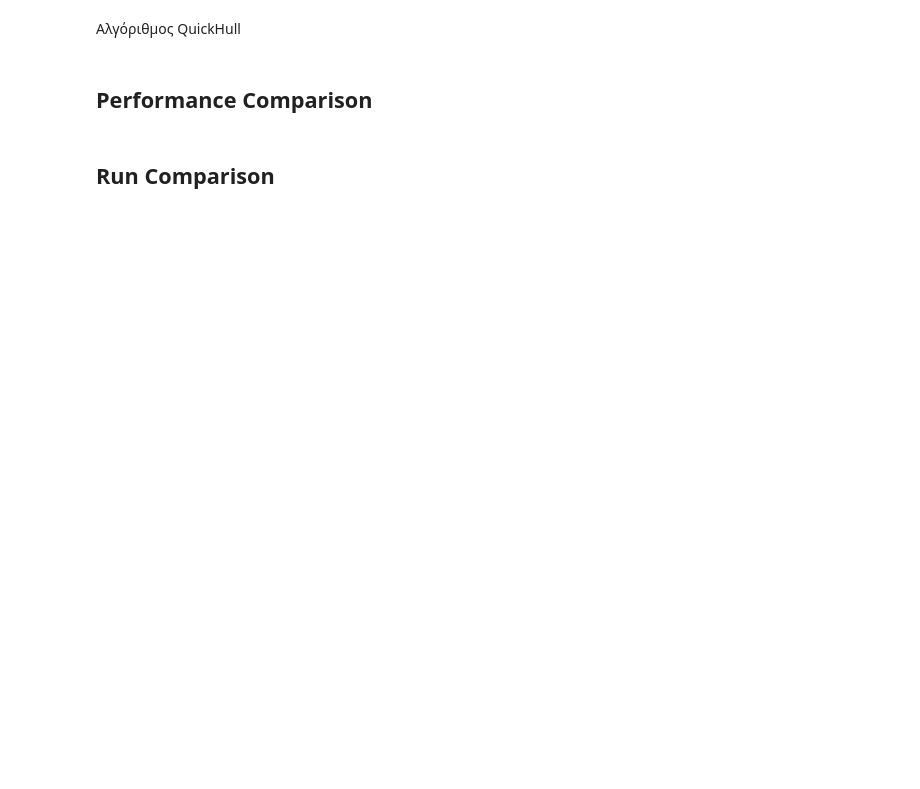
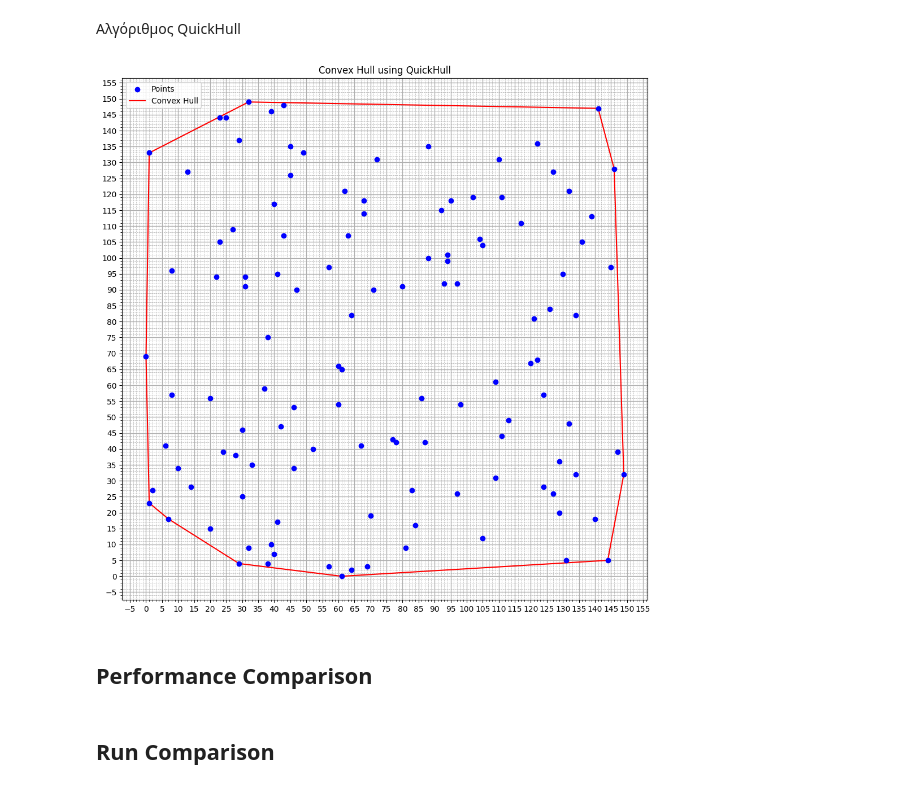
Before and after one commit to vicroshi/comp_geom, a Jupyter notebook: partA.ipynb, the cells around one changed output. Cells and saved outputs as stored; diff of their text form; code cells hidden in the pictures; blank space fills up the shorter version.

```diff
--- a/partA.ipynb
+++ b/partA.ipynb
@@ -509,38 +394,14 @@ tangents hull_right:
 # %% [markdown]
 Αλγόριθμος QuickHull
-# %%
-def quickhull(points):
-    def distance(p1, p2, p):
-        return np.abs(np.cross(p2 - p1, p - p1) / np.linalg.norm(p2 - p1))
-
-    def find_hull(points, p1, p2, side):
-        dists = np.array([distance(p1, p2, p) for p in points])
-        if len(dists) == 0:
-            return []
-
-        furthest = points[np.argmax(dists)]
-        mask = np.cross(p2 - p1, points - p1) > 0 if side else np.cross(p2 - p1, points - p1) < 0
-        new_points = points[mask]
-
-        if len(new_points) == 0:
-            return [furthest]
-
-        return (find_hull(new_points, p1, furthest, side) +
-                find_hull(new_points, furthest, p2, side))
-
-    points = np.array(points)
-    min_idx, max_idx = np.argmin(points[:, 0]), np.argmax(points[:, 0])
-    p1, p2 = points[min_idx], points[max_idx]
-
-    left_points = points[np.cross(p2 - p1, points - p1) > 0]
-    right_points = points[np.cross(p2 - p1, points - p1) < 0]
-
-    hull_left = find_hull(left_points, p1, p2, True)
-    hull_right = find_hull(right_points, p1, p2, False)
-
-    hull = np.array([p1] + hull_left + [p2] + hull_right)
-
-    return hull
+# %%
+from scipy.spatial import ConvexHull, convex_hull_plot_2d
+def quickhull(points):
+    hull = ConvexHull(points)
+    return points[hull.vertices]
+hull = quickhull(input_points)
+plot_hull(input_points, hull, 'Convex Hull using QuickHull')
+# %% [output]
+[figure, added]
 # %% [markdown]
 ## Performance Comparison
 # %%
```
Also changed, not shown: parts of 14 cells of this notebook, 1 other file.
